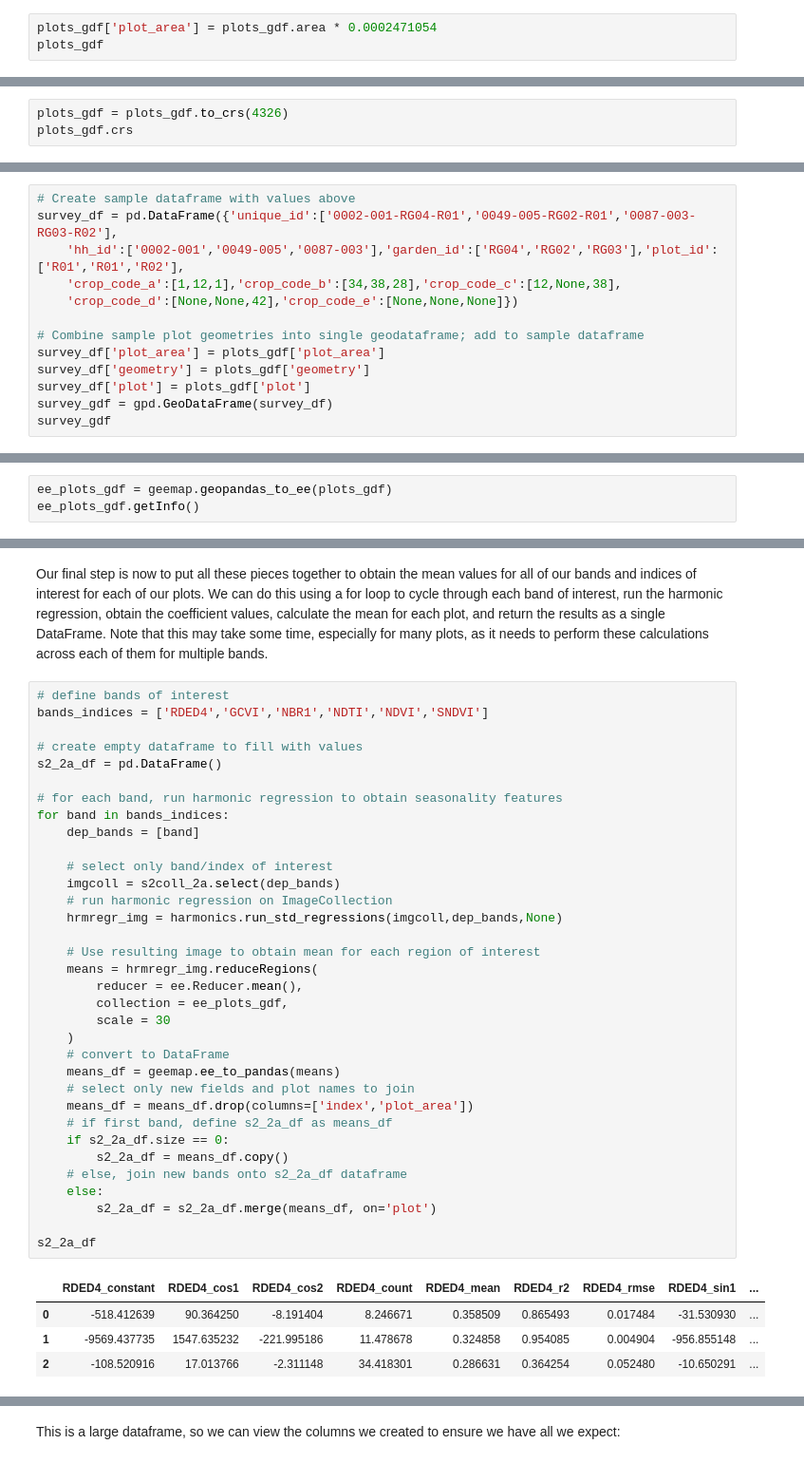
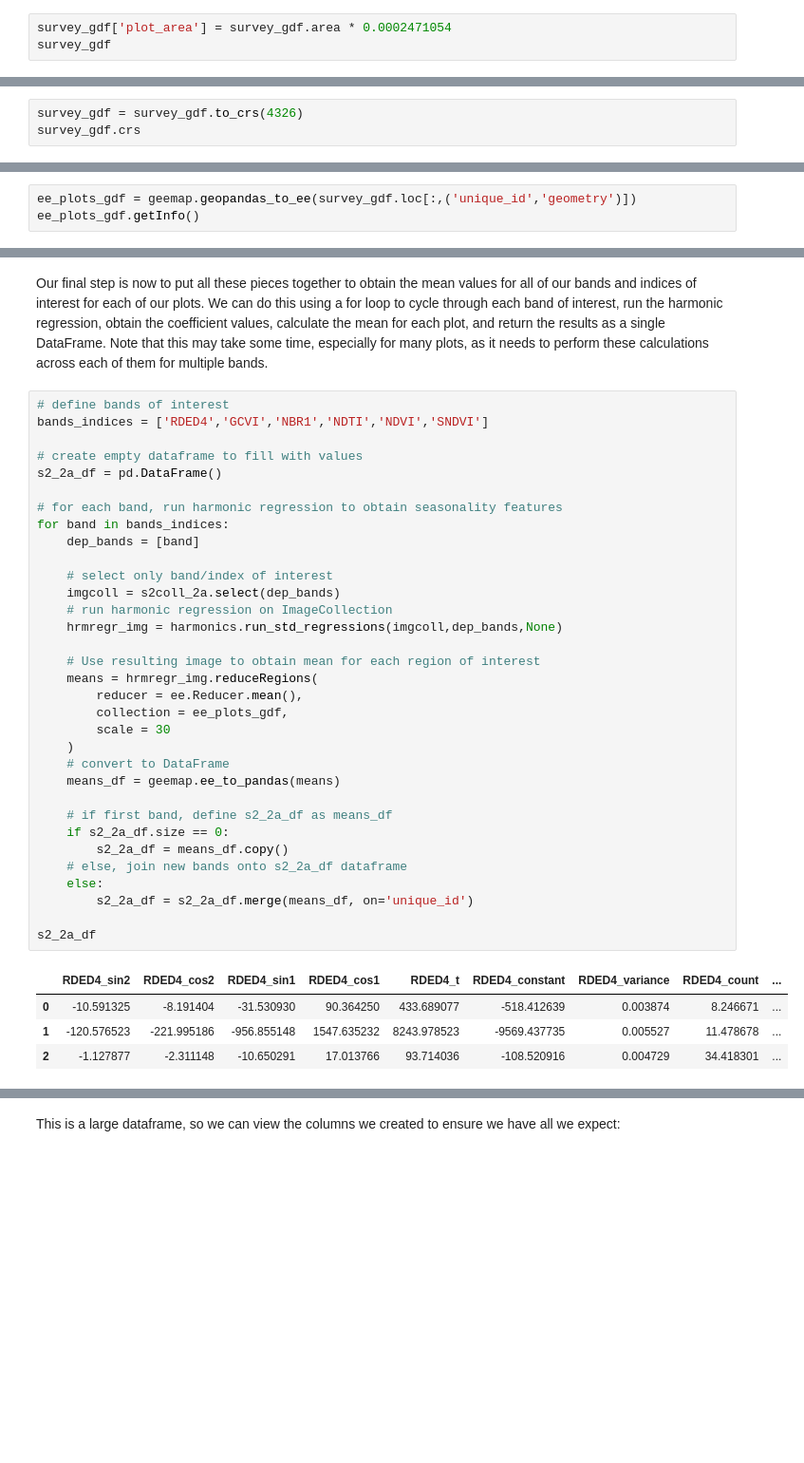
Before and after one commit to Geo4Dev/Satellite-Crop-Type-Mapping, a Jupyter notebook: Satellite Crop Mapping.ipynb, the cells around one changed output, grey strips where cells are left out. Shown at 95% size. Saved outputs shown, nothing was run; the diff lists cells and outputs as text; blank space fills up the shorter version.

```diff
--- a/Satellite Crop Mapping.ipynb
+++ b/Satellite Crop Mapping.ipynb
@@ -251,6 +265,6 @@ Datum: Arc 1950
 # %% [markdown]
 We can use `.area()` to obtain the area of each geometry in the units of our projection. Because we've projected our geometries to a CRS with units in meters (under the 'Axis Info' of the `.crs()` information above), the area of our plots will initially be returned in square meters. In order to convert to acres, which is a more common measurement for agricultural plots, we can use a conversion factor provided by [esri](https://support.esri.com/en/technical-article/000007350) of $m^2$ * 0.0002471054 = acres.
 # %%
-plots_gdf['plot_area'] = plots_gdf.area * 0.0002471054
-plots_gdf
+survey_gdf['plot_area'] = survey_gdf.area * 0.0002471054
+survey_gdf
 # %% [output]
@@ -261,8 +275,8 @@ plots_gdf
 # %% [markdown]
 Now that we have our areas calculated, we can convert our plots back to the CRS of EPSG:4326.
 # %%
-plots_gdf = plots_gdf.to_crs(4326)
-plots_gdf.crs
+survey_gdf = survey_gdf.to_crs(4326)
+survey_gdf.crs
 # %% [output]
 <Geographic 2D CRS: EPSG:4326>
 Name: WGS 84
@@ -280,13 +291,0 @@ Our final dataset can then be a `GeoPandas` GeoDataFrame with the following stru
-# %%
-# Create sample dataframe with values above
-survey_df = pd.DataFrame({'unique_id':['0002-001-RG04-R01','0049-005-RG02-R01','0087-003-RG03-R02'],
-    'hh_id':['0002-001','0049-005','0087-003'],'garden_id':['RG04','RG02','RG03'],'plot_id':['R01','R01','R02'],
-    'crop_code_a':[1,12,1],'crop_code_b':[34,38,28],'crop_code_c':[12,None,38],
-    'crop_code_d':[None,None,42],'crop_code_e':[None,None,None]})
-
-# Combine sample plot geometries into single geodataframe; add to sample dataframe
-survey_df['plot_area'] = plots_gdf['plot_area']
-survey_df['geometry'] = plots_gdf['geometry']
-survey_df['plot'] = plots_gdf['plot']
-survey_gdf = gpd.GeoDataFrame(survey_df)
-survey_gdf
@@ -950,5 +937,5 @@ Though calculating these individual plot values can be helpful to validate that
 # %%
-ee_plots_gdf = geemap.geopandas_to_ee(plots_gdf)
+ee_plots_gdf = geemap.geopandas_to_ee(survey_gdf.loc[:,('unique_id','geometry')])
 ee_plots_gdf.getInfo()
 # %% [output]
 {'type': 'FeatureCollection',
@@ -994,40 +981,39 @@ Our final step is now to put all these pieces together to obtain the mean values
 bands_indices = ['RDED4','GCVI','NBR1','NDTI','NDVI','SNDVI']
 
 # create empty dataframe to fill with values
 s2_2a_df = pd.DataFrame()
 
 # for each band, run harmonic regression to obtain seasonality features
 for band in bands_indices:
     dep_bands = [band]
 
     # select only band/index of interest
     imgcoll = s2coll_2a.select(dep_bands)
     # run harmonic regression on ImageCollection
     hrmregr_img = harmonics.run_std_regressions(imgcoll,dep_bands,None)
 
     # Use resulting image to obtain mean for each region of interest
     means = hrmregr_img.reduceRegions(
         reducer = ee.Reducer.mean(),
         collection = ee_plots_gdf,
         scale = 30
     )
     # convert to DataFrame
     means_df = geemap.ee_to_pandas(means)
-    # select only new fields and plot names to join
-    means_df = means_df.drop(columns=['index','plot_area'])
+
     # if first band, define s2_2a_df as means_df
     if s2_2a_df.size == 0:
         s2_2a_df = means_df.copy()
     # else, join new bands onto s2_2a_df dataframe
     else:
-        s2_2a_df = s2_2a_df.merge(means_df, on='plot')
+        s2_2a_df = s2_2a_df.merge(means_df, on='unique_id')
 
 s2_2a_df
 # %% [output]
-|  | RDED4_constant | RDED4_cos1 | RDED4_cos2 | RDED4_count | RDED4_mean | RDED4_r2 | RDED4_rmse | RDED4_sin1 | ... |
-| 0 | -518.412639 | 90.364250 | -8.191404 | 8.246671 | 0.358509 | 0.865493 | 0.017484 | -31.530930 | ... |
-| 1 | -9569.437735 | 1547.635232 | -221.995186 | 11.478678 | 0.324858 | 0.954085 | 0.004904 | -956.855148 | ... |
-| 2 | -108.520916 | 17.013766 | -2.311148 | 34.418301 | 0.286631 | 0.364254 | 0.052480 | -10.650291 | ... |
+|  | RDED4_sin2 | RDED4_cos2 | RDED4_sin1 | RDED4_cos1 | RDED4_t | RDED4_constant | RDED4_variance | RDED4_count | ... |
+| 0 | -10.591325 | -8.191404 | -31.530930 | 90.364250 | 433.689077 | -518.412639 | 0.003874 | 8.246671 | ... |
+| 1 | -120.576523 | -221.995186 | -956.855148 | 1547.635232 | 8243.978523 | -9569.437735 | 0.005527 | 11.478678 | ... |
+| 2 | -1.127877 | -2.311148 | -10.650291 | 17.013766 | 93.714036 | -108.520916 | 0.004729 | 34.418301 | ... |
 3 rows × 67 columns
 # %% [markdown]
 This is a large dataframe, so we can view the columns we created to ensure we have all we expect:
```
Also changed, not shown: parts of 64 cells of this notebook, 10 other files.
